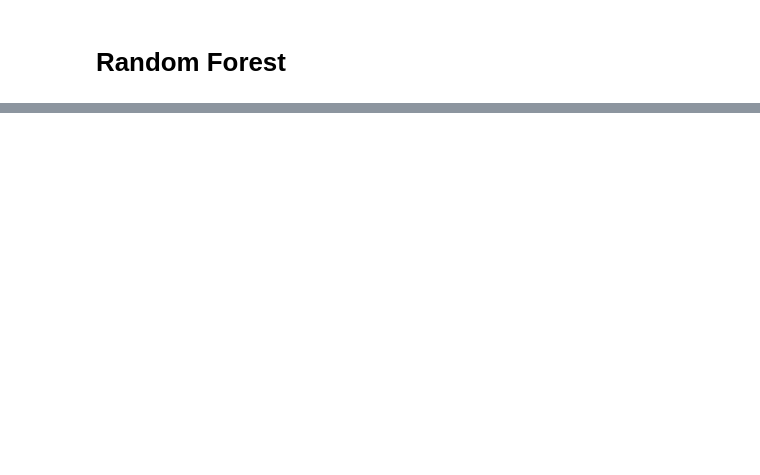
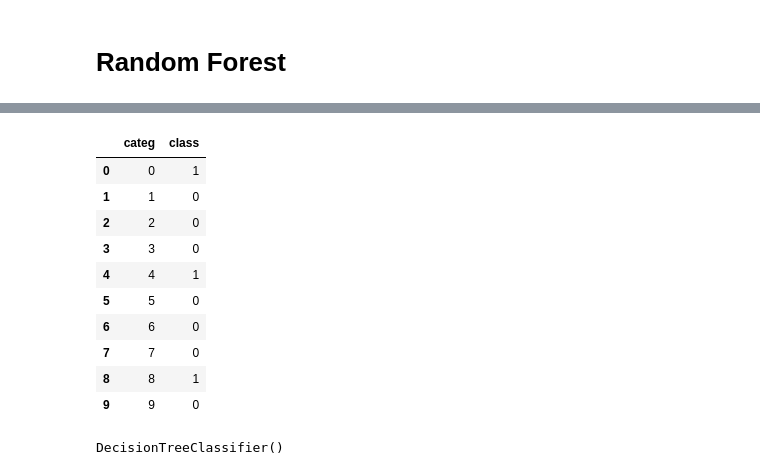
Before and after one commit to rrunix/ml_models, a Jupyter notebook: dt.ipynb, the cells around one changed output, grey strips where cells are left out. Drawn from its saved outputs; the diff is of its cells as text; code cells hidden in the pictures; blank space fills up the shorter version.

```diff
--- a/dt.ipynb
+++ b/dt.ipynb
@@ -514,0 +541,14 @@ weighted avg       0.57      0.59      0.57       150
+# %%
+df_dummies
+# %% [output]
+|  | categ | class |
+| 0 | 0 | 1 |
+| 1 | 1 | 0 |
+| 2 | 2 | 0 |
+| 3 | 3 | 0 |
+| 4 | 4 | 1 |
+| 5 | 5 | 0 |
+| 6 | 6 | 0 |
+| 7 | 7 | 0 |
+| 8 | 8 | 1 |
+| 9 | 9 | 0 |
@@ -514,0 +559,4 @@ weighted avg       0.57      0.59      0.57       150
+# %%
+dt.fit(df_dummies.drop(columns='class'), df_dummies['class'])
+# %% [output]
+DecisionTreeClassifier()
```
Also changed, not shown: parts of 24 cells of this notebook, 6 other files.
